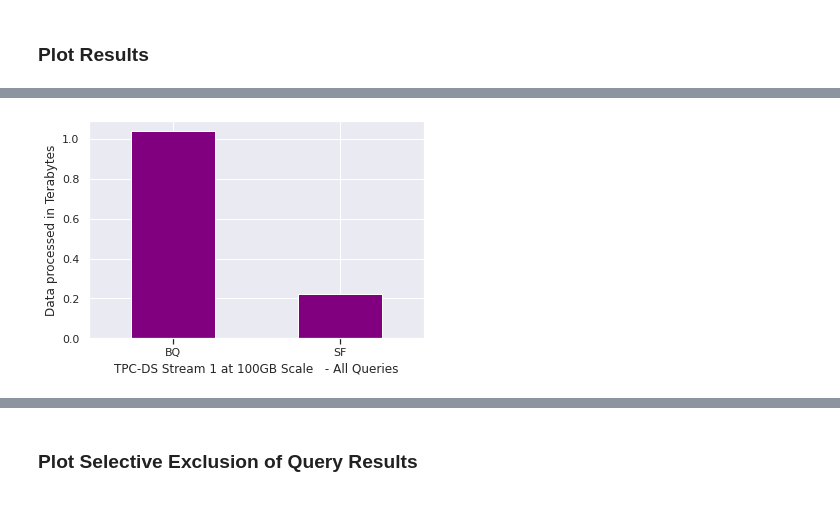
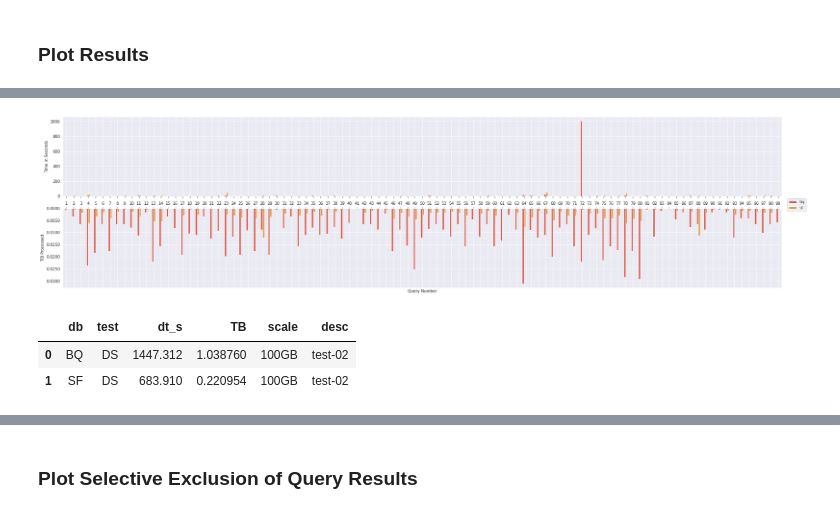
Before and after one commit to davidkhala/tpc_benchmark, a Jupyter notebook: NB_07_summary.ipynb, the cells around one changed output, grey strips where cells are left out. Cells and saved outputs as stored; diff of their text form; code cells hidden in the pictures.

```diff
--- a/NB_07_summary.ipynb
+++ b/NB_07_summary.ipynb
@@ -73,4 +57,4 @@ summary.plot_total_time(df_summary_all, suffix=" - All Queries");
-# %%
-summary.plot_total_bytes(df_summary_all, suffix=" - All Queries");
-# %% [output]
-[figure, removed]
+# %%
+_plot_queries = r.per_query_plot()
+# %% [output]
+[figure, added]
@@ -76,0 +63,6 @@ summary.plot_total_bytes(df_summary_all, suffix=" - All Queries");
+# %%
+df_total_all
+# %% [output]
+|  | db | test | dt_s | TB | scale | desc |
+| 0 | BQ | DS | 1447.312 | 1.038760 | 100GB | test-02 |
+| 1 | SF | DS | 683.910 | 0.220954 | 100GB | test-02 |
```
Also changed, not shown: parts of 19 cells of this notebook, 2 other files.
